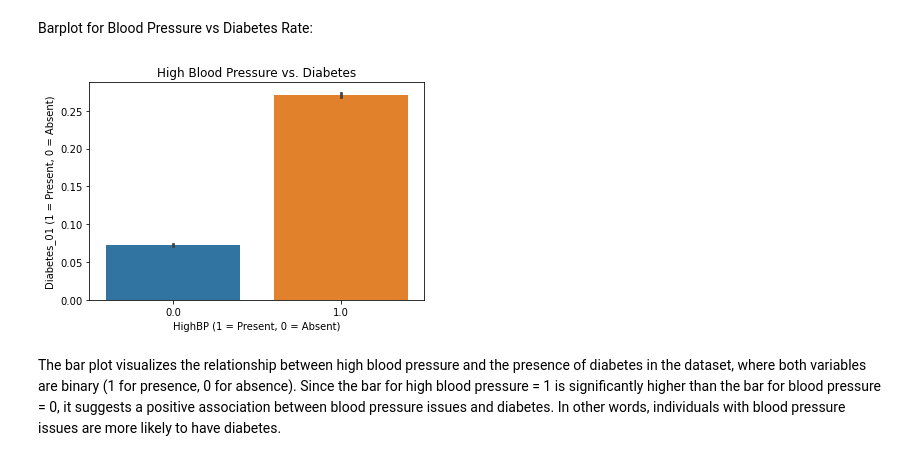
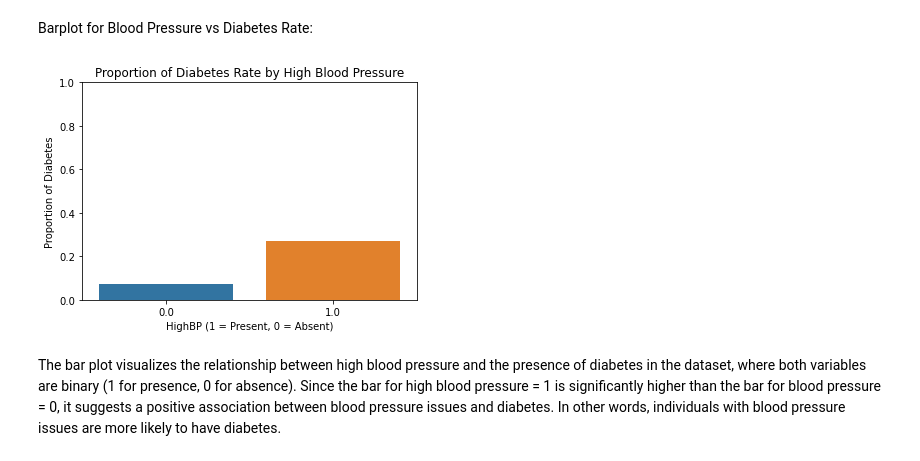
Before and after one commit to edwin815/diabetes_analysis, a Jupyter notebook: EDACheckpoint_Group132_WI24.ipynb, the cells around one changed output. Saved outputs shown, nothing was run; the diff lists cells and outputs as text; code cells hidden in the pictures.

```diff
--- a/EDACheckpoint_Group132_WI24.ipynb
+++ b/EDACheckpoint_Group132_WI24.ipynb
@@ -216,13 +216,16 @@ diabetes_df_cleaned.describe()
 # %% [markdown]
 Barplot for Blood Pressure vs Diabetes Rate:
 # %%
-sns.barplot(data=diabetes_df_cleaned, x='HighBP', y='Diabetes_01')
-plt.title('High Blood Pressure vs. Diabetes')
+proportions = diabetes_df_cleaned.groupby('HighBP')['Diabetes_01'].mean().reset_index()
+# Plot
+sns.barplot(data=proportions, x='HighBP', y='Diabetes_01')
+plt.title('Proportion of Diabetes Rate by High Blood Pressure')
 plt.xlabel('HighBP (1 = Present, 0 = Absent)')
-plt.ylabel('Diabetes_01 (1 = Present, 0 = Absent)')
+plt.ylabel('Proportion of Diabetes')
+plt.ylim(0, 1)  # Set y-axis limit from 0 to 1 for proportions
 plt.show()
 # %% [output]
-[figure, old version]
+[figure, new version]
 # %% [markdown]
 The bar plot visualizes the relationship between high blood pressure and the presence of diabetes in the dataset, where both variables are binary (1 for presence, 0 for absence). Since the bar for high blood pressure = 1 is significantly higher than the bar for blood pressure = 0, it suggests a positive association between blood pressure issues and diabetes. In other words, individuals with blood pressure issues are more likely to have diabetes.
 # %% [markdown]
```
Also changed, not shown: parts of 5 cells of this notebook.
